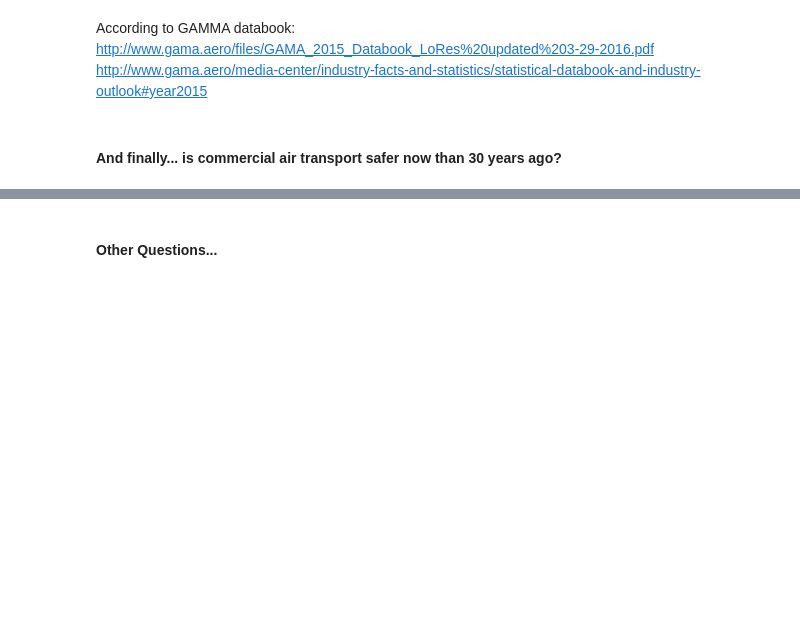
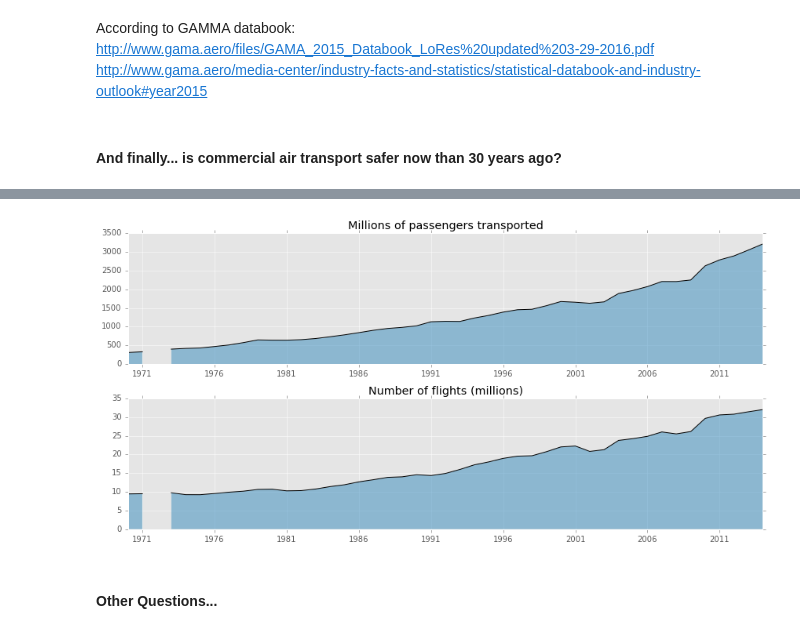
Before and after one commit to AeroPython/remove-before-flight, a Jupyter notebook: talk.ipynb, the cells around one changed output, grey strips where cells are left out. Drawn from its saved outputs; the diff is of its cells as text; code cells hidden in the pictures; blank space fills up the shorter version.

Commit message:
Added data about aviation growth: passengers & flights

```diff
--- a/talk.ipynb
+++ b/talk.ipynb
@@ -454,3 +454,17 @@ According to GAMMA databook:
     http://www.gama.aero/media-center/industry-facts-and-statistics/statistical-databook-and-industry-outlook#year2015
 # %% [markdown]
 #### And finally... is commercial air transport safer now than 30 years ago?
+# %%
+flights = pd.read_csv('./data/annual_worldwide_departures/data.csv', nrows=1, usecols=range(4,59))
+flights = flights.transpose()
+
+# renaming column
+flights.columns = ['flights']
+flights
+# parsing date in index
+flights.index = pd.to_datetime(flights.index.str[:4])
+
+# converting flight number to number
+flights['flights'] = pd.to_numeric(flights['flights'], errors='coerce') / 1e6
+
+flights.tail()
@@ -456,0 +478,16 @@ According to GAMMA databook:
+# %%
+passengers = pd.read_csv('./data/annual_passengers_carried/data.csv', nrows=1, usecols=range(4,59))
+
+passengers = passengers.transpose()
+
+# renaming column
+passengers.columns = ['passengers']
+passengers
+
+# parsing date in index
+passengers.index = pd.to_datetime(passengers.index.str[:4])
+
+# converting flight number to number
+passengers['passengers'] = pd.to_numeric(passengers['passengers'], errors='coerce') / 1e6
+
+flights.tail()
@@ -457,3 +501,16 @@ According to GAMMA databook:
+# %%
+fig, ax = plt.subplots(2, 1, figsize=(12,6))
+ax[0].set_title('Millions of passengers transported')
+ax[0].plot(passengers.index, passengers['passengers'], c='k')
+ax[0].fill_between(passengers.index, passengers['passengers'], alpha=0.5)
+
+ax[1].set_title('Number of flights (millions)')
+ax[1].plot(flights.index, flights['flights'], c='k')
+ax[1].fill_between(flights.index, flights['flights'], alpha=0.5)
+
+plt.tight_layout()
+# %% [output]
+[figure, added]
 # %% [markdown]
 #### Other Questions...
 # %% [markdown]
```
Also changed, not shown: parts of 2 cells of this notebook.
